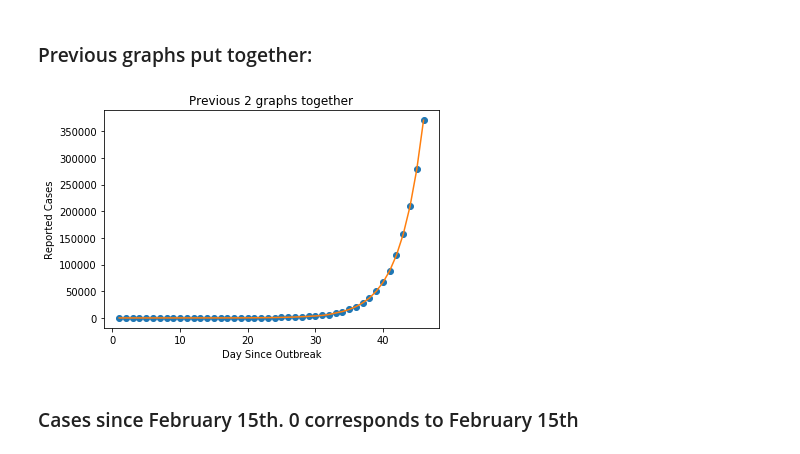
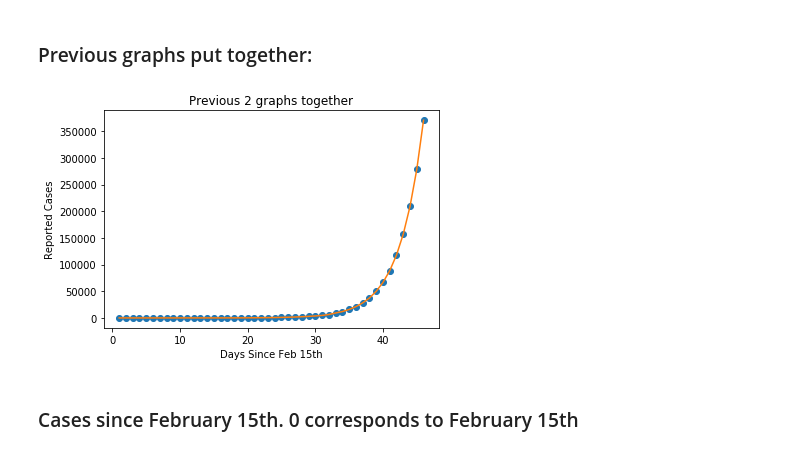
Before and after one commit to miguelgd54/Corona-Virus-Case-Prediction, a Jupyter notebook: Corona/Corona Virus.ipynb, the cells around one changed output. Drawn from its saved outputs; the diff is of its cells as text; code cells hidden in the pictures.

```diff
--- a/Corona/Corona Virus.ipynb
+++ b/Corona/Corona Virus.ipynb
@@ -58,14 +58,14 @@ plt.show()
 # %%
 final_x = np.concatenate([x,x_pred_future],axis = None)
 final_y = np.concatenate([y,y_pred_future],axis = None)
 plt.plot(final_x, final_y, "o")
 plt.plot(final_x, final_y)
-plt.xlabel('Day Since Outbreak')
+plt.xlabel('Days Since Feb 15th')
 plt.ylabel('Reported Cases')
 plt.title("Previous 2 graphs together")
 plt.show()
 # %% [output]
-[figure, old version]
+[figure, new version]
 # %%
 everything = np.array([final_x,final_y]).T
 df = pd.DataFrame(everything,columns = ['Days Since Outbreak','Reported Cases'])
```
Also changed, not shown: parts of 2 cells of this notebook.
